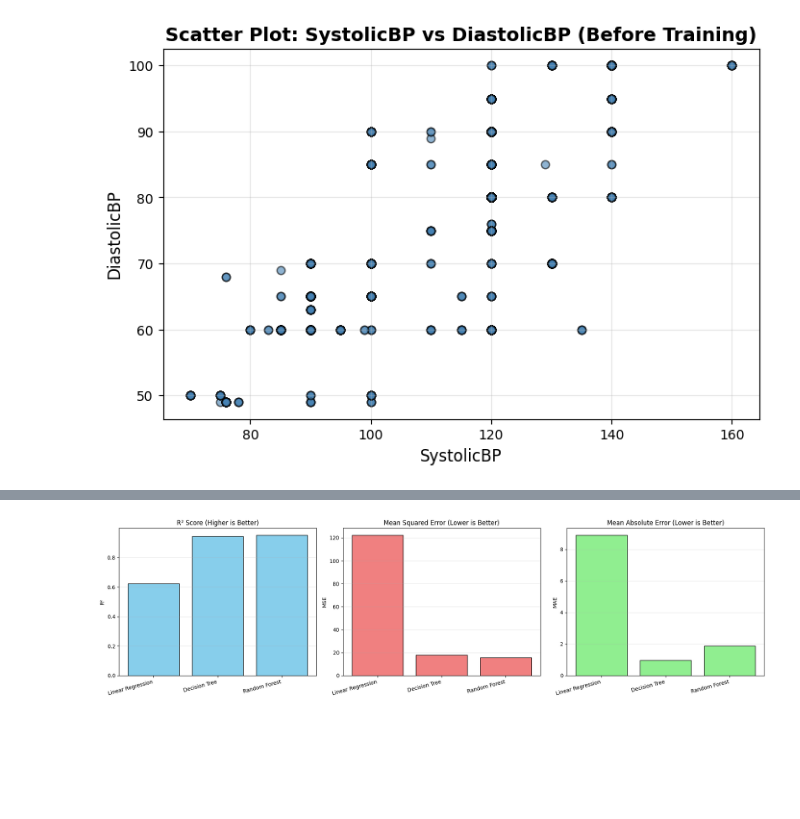
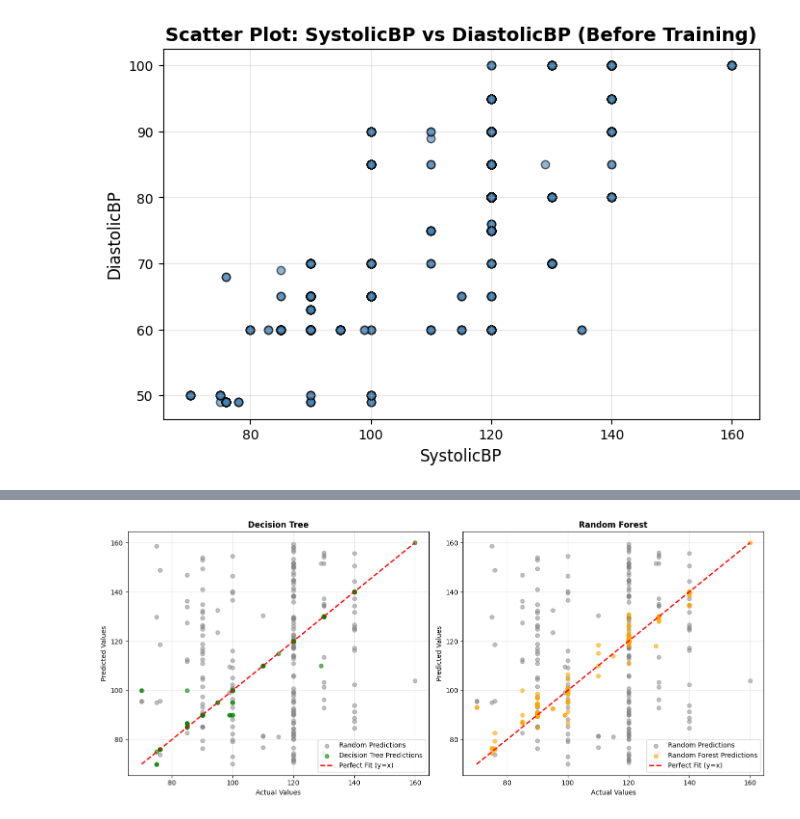
Before and after one commit to BirasaDivine/Maternal_Health_Risk_Mobile-App-Regression, a Jupyter notebook: MobileApp_Regression_Analysis.ipynb, the cells around one changed output, grey strips where cells are left out. Cells and saved outputs as stored; diff of their text form; code cells hidden in the pictures; blank space fills up the shorter version.

```diff
--- a/MobileApp_Regression_Analysis.ipynb
+++ b/MobileApp_Regression_Analysis.ipynb
@@ -394,35 +436,44 @@ plt.show()
-# %%
-fig, axes = plt.subplots(1, 3, figsize=(18, 5))
-x_pos = np.arange(len(comparison_metrics))
-
-# R² plot (Higher is better)
-axes[0].bar(x_pos, comparison_metrics['R²'], color='skyblue', edgecolor='black')
-axes[0].set_xticks(x_pos)
-axes[0].set_xticklabels(comparison_metrics['Model'], rotation=15, ha='right')
-axes[0].set_title('R² Score (Higher is Better)')
-axes[0].set_ylabel('R²')
-axes[0].grid(axis='y', alpha=0.3)
-
-# MSE plot (Lower is better)
-axes[1].bar(x_pos, comparison_metrics['MSE'], color='lightcoral', edgecolor='black')
-axes[1].set_xticks(x_pos)
-axes[1].set_xticklabels(comparison_metrics['Model'], rotation=15, ha='right')
-axes[1].set_title('Mean Squared Error (Lower is Better)')
-axes[1].set_ylabel('MSE')
-axes[1].grid(axis='y', alpha=0.3)
-
-# MAE plot (Lower is better)
-axes[2].bar(x_pos, comparison_metrics['MAE'], color='lightgreen', edgecolor='black')
-axes[2].set_xticks(x_pos)
-axes[2].set_xticklabels(comparison_metrics['Model'], rotation=15, ha='right')
-axes[2].set_title('Mean Absolute Error (Lower is Better)')
-axes[2].set_ylabel('MAE')
-axes[2].grid(axis='y', alpha=0.3)
-
-plt.tight_layout()
-plt.show()
-# %% [output]
-[figure, removed]
+# %%
+
+# Predictions
+y_pred_dt  = decision_tree.predict(X_test)       # Decision Tree
+y_pred_rf  = RandomF.predict(X_test)            # Random Forest
+
+y_test_array = y_test.values.ravel() if isinstance(y_test, pd.DataFrame) else y_test
+
+# Random predictions to simulate "before training"
+random_predictions = np.random.uniform(y_test_array.min(), y_test_array.max(), len(y_test_array))
+fig, axes = plt.subplots(1, 2, figsize=(14, 6))
+
+# --- Decision Tree ---
+axes[0].scatter(y_test_array, random_predictions, alpha=0.5, color='gray', label='Random Predictions')
+axes[0].scatter(y_test_array, y_pred_dt, alpha=0.6, color='green', label='Decision Tree Predictions')
+axes[0].plot([y_test_array.min(), y_test_array.max()],
+             [y_test_array.min(), y_test_array.max()],
+             'r--', linewidth=2, label='Perfect Fit (y=x)')
+axes[0].set_title("Decision Tree", fontsize=12, fontweight='bold')
+axes[0].set_xlabel("Actual Values")
+axes[0].set_ylabel("Predicted Values")
+axes[0].legend()
+axes[0].grid(True, alpha=0.3)
+
+# --- Random Forest ---
+axes[1].scatter(y_test_array, random_predictions, alpha=0.5, color='gray', label='Random Predictions')
+axes[1].scatter(y_test_array, y_pred_rf, alpha=0.6, color='orange', label='Random Forest Predictions')
+axes[1].plot([y_test_array.min(), y_test_array.max()],
+             [y_test_array.min(), y_test_array.max()],
+             'r--', linewidth=2, label='Perfect Fit (y=x)')
+axes[1].set_title("Random Forest", fontsize=12, fontweight='bold')
+axes[1].set_xlabel("Actual Values")
+axes[1].set_ylabel("Predicted Values")
+axes[1].legend()
+axes[1].grid(True, alpha=0.3)
+
+plt.tight_layout()
+plt.savefig("before_after_tree_rf.png", dpi=300, bbox_inches='tight')
+plt.show()
+# %% [output]
+[figure, added]
 # %%
 pipeline = {
     'model': decision_tree,
```
Also changed, not shown: parts of 19 cells of this notebook.
